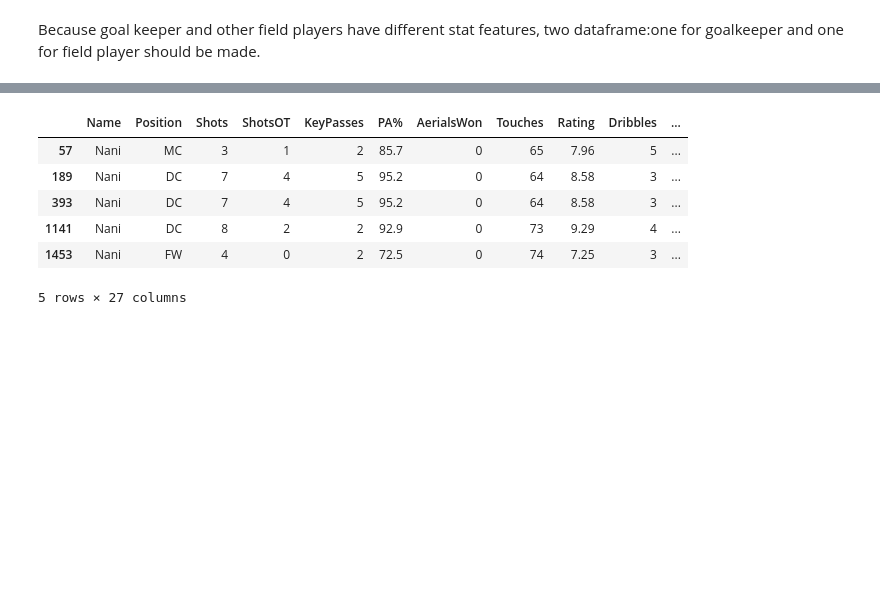
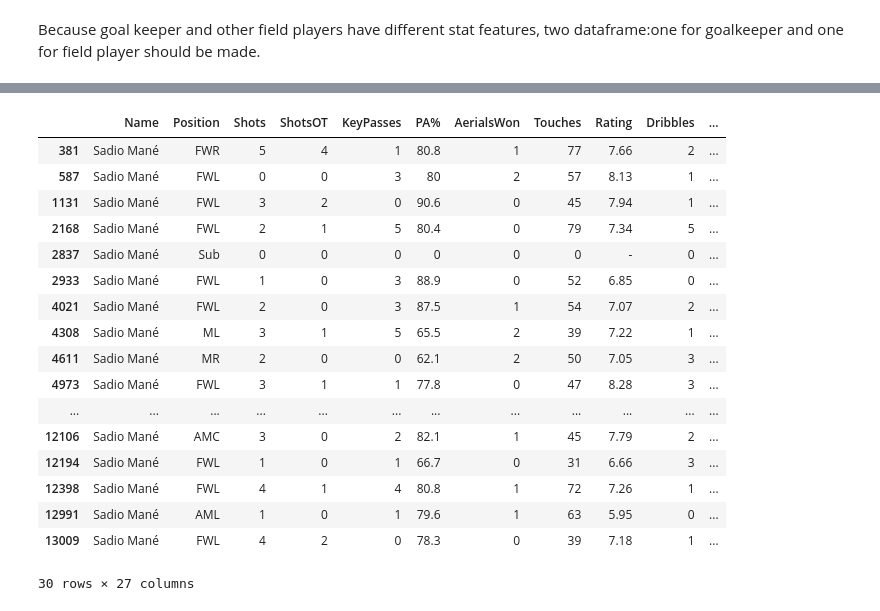
Before and after one commit to vitality1994/Soccer_Player_Recommendation_Service, a Jupyter notebook: analysis/player_stat_analysis_quality_check/Premier_league_player_stat_analysis.ipynb, the cells around one changed output, grey strips where cells are left out. Cells and saved outputs as stored; diff of their text form; code cells hidden in the pictures; blank space fills up the shorter version.

```diff
--- a/analysis/player_stat_analysis_quality_check/Premier_league_player_stat_analysis.ipynb
+++ b/analysis/player_stat_analysis_quality_check/Premier_league_player_stat_analysis.ipynb
@@ -87,13 +110,24 @@ field_player_stat_df = pd.DataFrame(field_player_stat_list)
 # %%
 # position is wrong...position information of player should be saved in other dataset..
-Nani_stats_2010_2011 = field_player_stat_df[field_player_stat_df['Name']=='Nani']
+Nani_stats_2010_2011 = field_player_stat_df[field_player_stat_df['Name']=='Sadio Mané']
-# %%
-Nani_stats_2010_2011.head()
-# %% [output]
-|  | Name | Position | Shots | ShotsOT | KeyPasses | PA% | AerialsWon | Touches | Rating | Dribbles | ... |
-| 57 | Nani | MC | 3 | 1 | 2 | 85.7 | 0 | 65 | 7.96 | 5 | ... |
-| 189 | Nani | DC | 7 | 4 | 5 | 95.2 | 0 | 64 | 8.58 | 3 | ... |
-| 393 | Nani | DC | 7 | 4 | 5 | 95.2 | 0 | 64 | 8.58 | 3 | ... |
-| 1141 | Nani | DC | 8 | 2 | 2 | 92.9 | 0 | 73 | 9.29 | 4 | ... |
-| 1453 | Nani | FW | 4 | 0 | 2 | 72.5 | 0 | 74 | 7.25 | 3 | ... |
-5 rows × 27 columns
+# %%
+Nani_stats_2010_2011[~Nani_stats_2010_2011.duplicated()]
+# %% [output]
+|  | Name | Position | Shots | ShotsOT | KeyPasses | PA% | AerialsWon | Touches | Rating | Dribbles | ... |
+| 381 | Sadio Mané | FWR | 5 | 4 | 1 | 80.8 | 1 | 77 | 7.66 | 2 | ... |
+| 587 | Sadio Mané | FWL | 0 | 0 | 3 | 80 | 2 | 57 | 8.13 | 1 | ... |
+| 1131 | Sadio Mané | FWL | 3 | 2 | 0 | 90.6 | 0 | 45 | 7.94 | 1 | ... |
+| 2168 | Sadio Mané | FWL | 2 | 1 | 5 | 80.4 | 0 | 79 | 7.34 | 5 | ... |
+| 2837 | Sadio Mané | Sub | 0 | 0 | 0 | 0 | 0 | 0 | - | 0 | ... |
+| 2933 | Sadio Mané | FWL | 1 | 0 | 3 | 88.9 | 0 | 52 | 6.85 | 0 | ... |
+| 4021 | Sadio Mané | FWL | 2 | 0 | 3 | 87.5 | 1 | 54 | 7.07 | 2 | ... |
+| 4308 | Sadio Mané | ML | 3 | 1 | 5 | 65.5 | 2 | 39 | 7.22 | 1 | ... |
+| 4611 | Sadio Mané | MR | 2 | 0 | 0 | 62.1 | 2 | 50 | 7.05 | 3 | ... |
+| 4973 | Sadio Mané | FWL | 3 | 1 | 1 | 77.8 | 0 | 47 | 8.28 | 3 | ... |
+| ... | ... | ... | ... | ... | ... | ... | ... | ... | ... | ... | ... |
+| 12106 | Sadio Mané | AMC | 3 | 0 | 2 | 82.1 | 1 | 45 | 7.79 | 2 | ... |
+| 12194 | Sadio Mané | FWL | 1 | 0 | 1 | 66.7 | 0 | 31 | 6.66 | 3 | ... |
+| 12398 | Sadio Mané | FWL | 4 | 1 | 4 | 80.8 | 1 | 72 | 7.26 | 1 | ... |
+| 12991 | Sadio Mané | AML | 1 | 0 | 1 | 79.6 | 1 | 63 | 5.95 | 0 | ... |
+| 13009 | Sadio Mané | FWL | 4 | 2 | 0 | 78.3 | 0 | 39 | 7.18 | 1 | ... |
+30 rows × 27 columns
```
Also changed, not shown: parts of 6 cells of this notebook, 36 other files.
